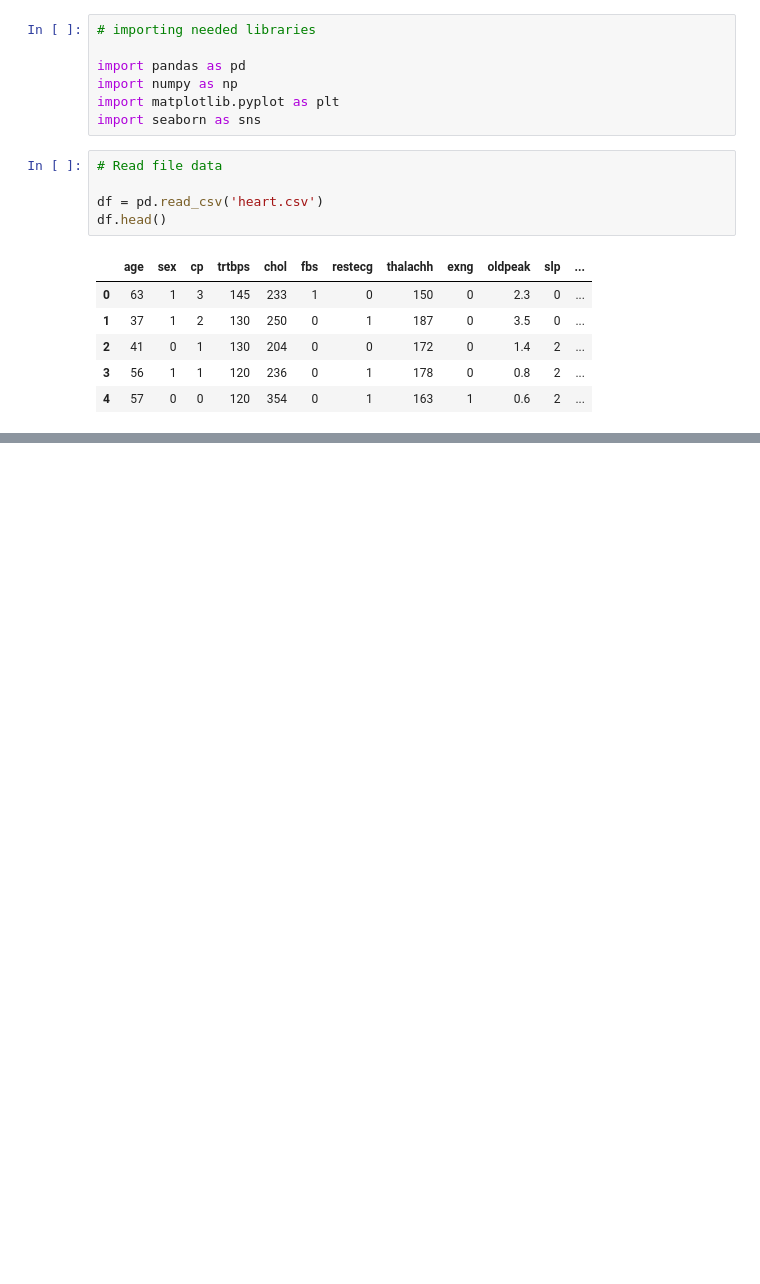
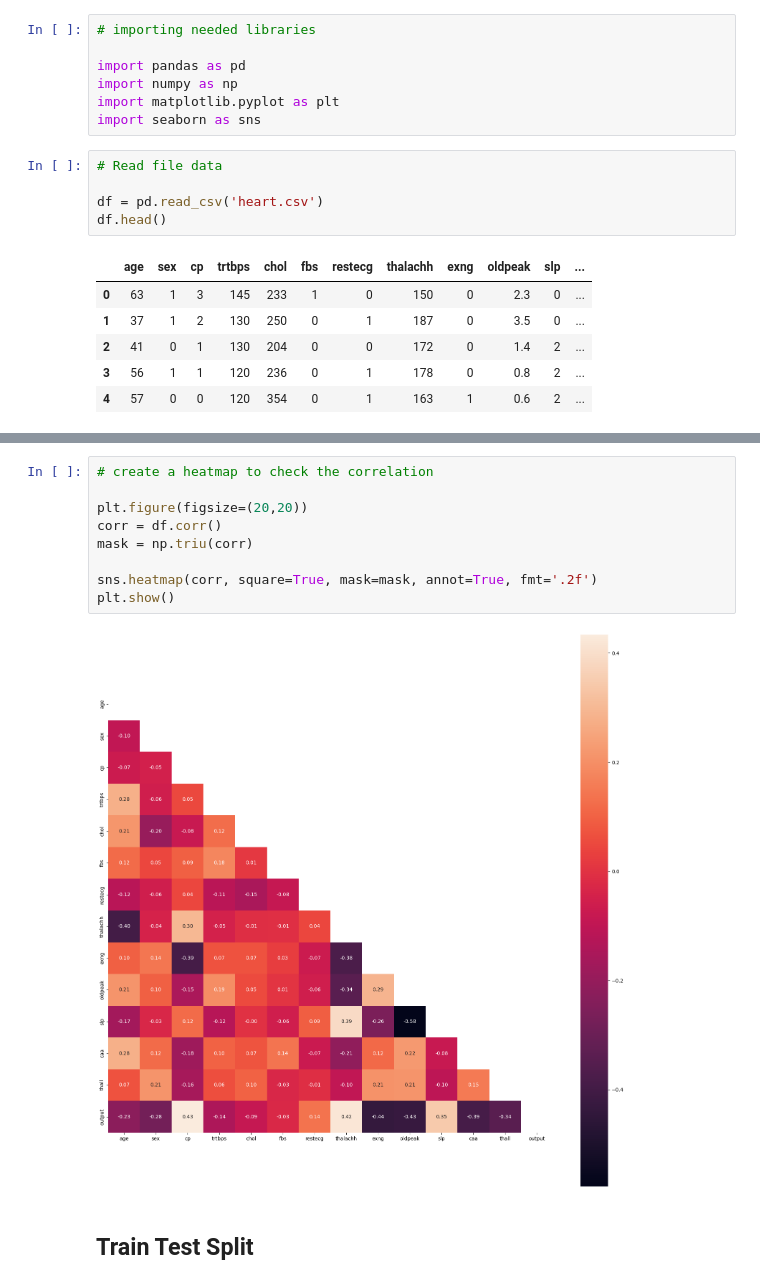
Before and after one commit to shadmankhezri/classification, a Jupyter notebook: heart_attack/heart_attack.ipynb, the cells around one changed output, grey strips where cells are left out. Saved outputs shown, nothing was run; the diff lists cells and outputs as text; blank space fills up the shorter version.

```diff
--- a/heart_attack/heart_attack.ipynb
+++ b/heart_attack/heart_attack.ipynb
@@ -21,0 +138,13 @@ df.head()
+# %%
+# create a heatmap to check the correlation
+
+plt.figure(figsize=(20,20))
+corr = df.corr()
+mask = np.triu(corr)
+
+sns.heatmap(corr, square=True, mask=mask, annot=True, fmt='.2f')
+plt.show()
+# %% [output]
+[figure, added]
+# %% [markdown]
+## Train Test Split
```
Also changed, not shown: parts of 23 cells of this notebook, 1 other file.
